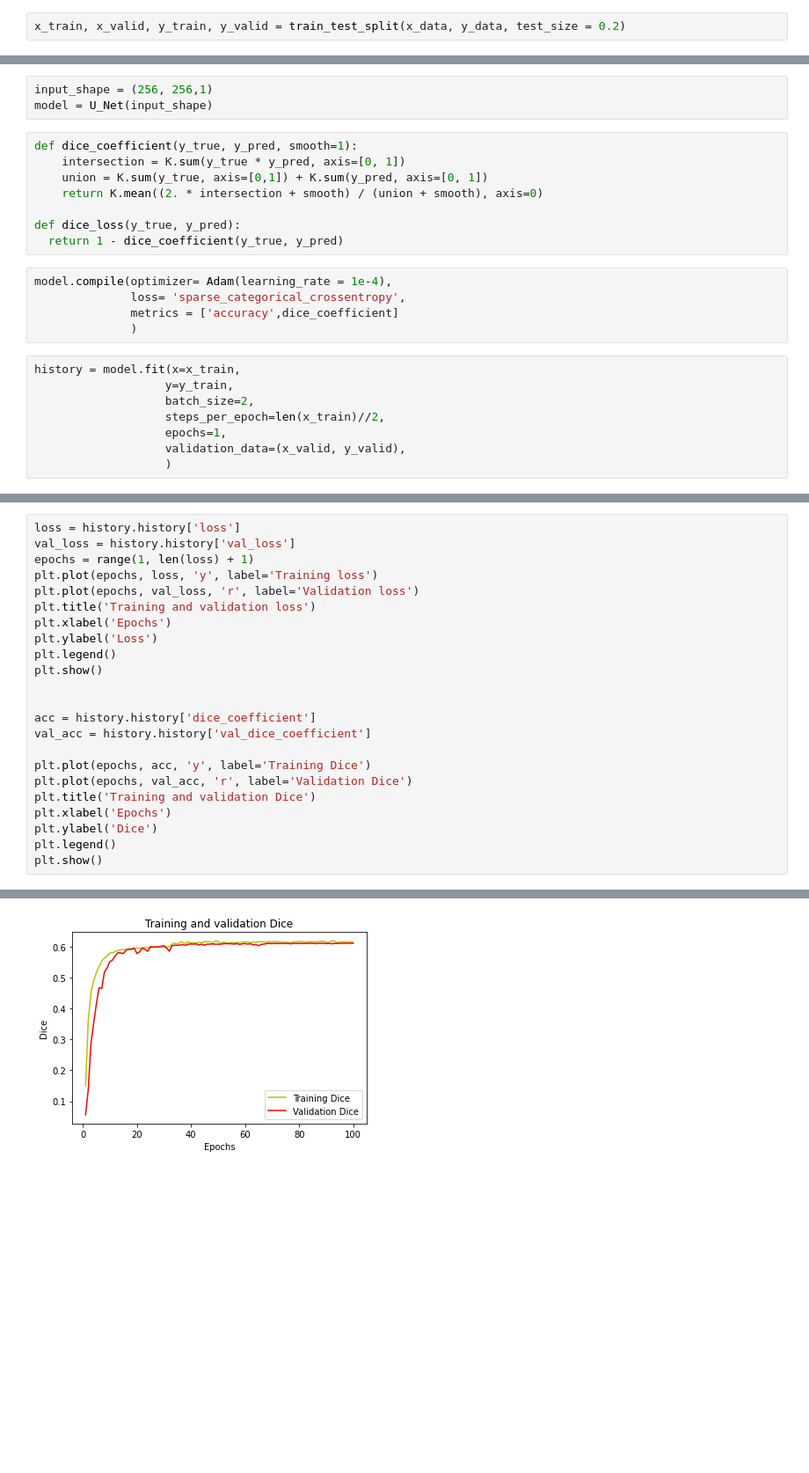
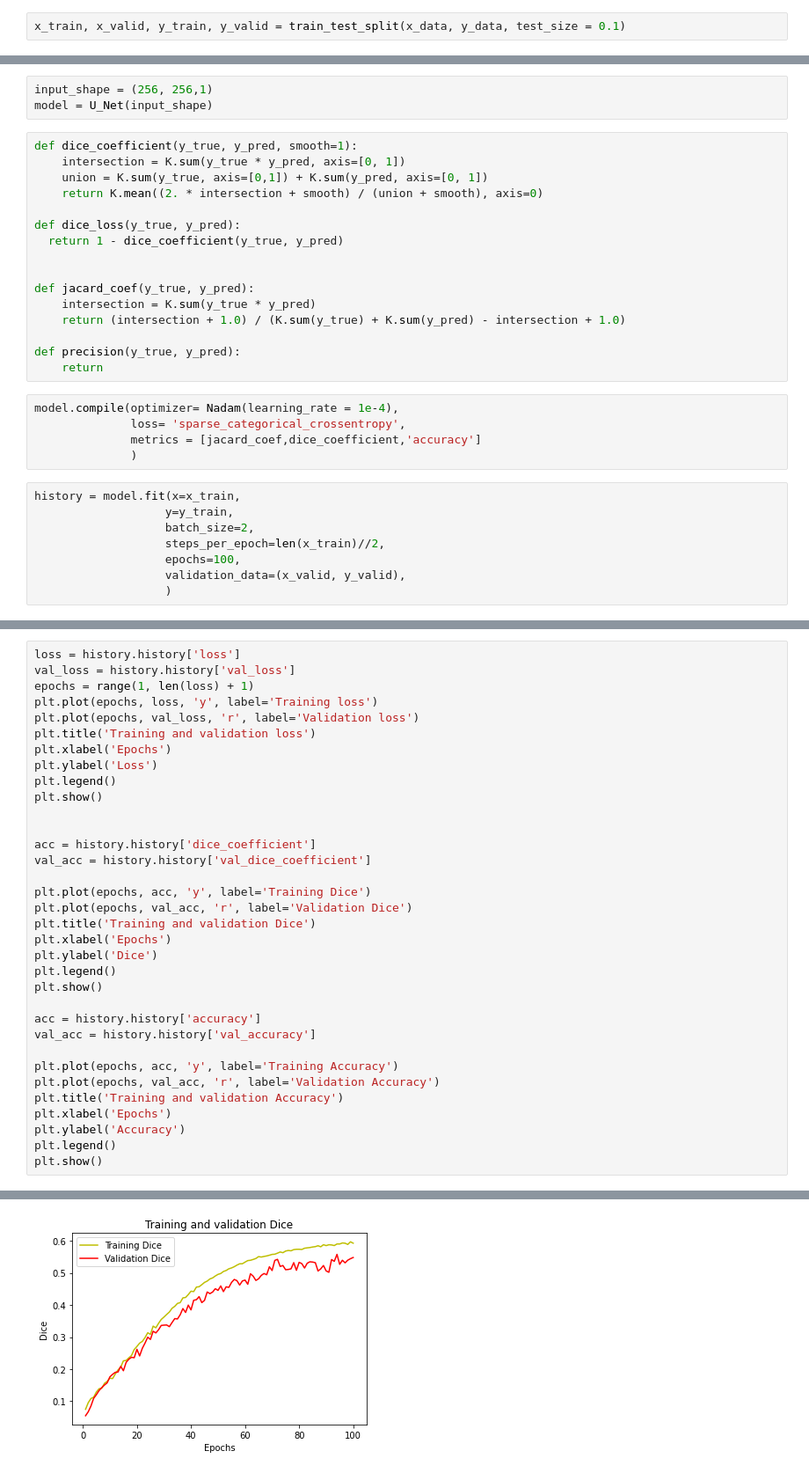
Before and after one commit to sohamtalukdar/Automated-renal-compartment-segmentation-of-the-kidneys, a Jupyter notebook: Unet.ipynb, the cells around one changed output, grey strips where cells are left out. Shown at 88% size. Saved outputs shown, nothing was run; the diff lists cells and outputs as text; blank space fills up the shorter version.

```diff
--- a/Unet.ipynb
+++ b/Unet.ipynb
@@ -177,7 +171,7 @@ plt.show()
 (256, 256, 1) (256, 256, 1)
 '\nfig, ax = plt.subplots(2)\nax[0].imshow(x_images[46])\nax[1].imshow(y_images[46])\nplt.show()\n'
 # %%
-x_train, x_valid, y_train, y_valid = train_test_split(x_data, y_data, test_size = 0.2)
+x_train, x_valid, y_train, y_valid = train_test_split(x_data, y_data, test_size = 0.1)
 # %%
 ### UNET
 
@@ -245,17 +239,25 @@ def dice_coefficient(y_true, y_pred, smooth=1):
 
 def dice_loss(y_true, y_pred):
   return 1 - dice_coefficient(y_true, y_pred)
+
+
+def jacard_coef(y_true, y_pred):
+    intersection = K.sum(y_true * y_pred)
+    return (intersection + 1.0) / (K.sum(y_true) + K.sum(y_pred) - intersection + 1.0)
+
+def precision(y_true, y_pred):
+    return
 # %%
-model.compile(optimizer= Adam(learning_rate = 1e-4),
+model.compile(optimizer= Nadam(learning_rate = 1e-4),
               loss= 'sparse_categorical_crossentropy',
-              metrics = ['accuracy',dice_coefficient]
+              metrics = [jacard_coef,dice_coefficient,'accuracy']
               )
 # %%
 history = model.fit(x=x_train,
                    y=y_train,
                    batch_size=2,
                    steps_per_epoch=len(x_train)//2,
-                   epochs=1,
+                   epochs=100,
                    validation_data=(x_valid, y_valid),
                    )
 # %% [output]
@@ -338,4 +356,15 @@ plt.xlabel('Epochs')
 plt.ylabel('Dice')
 plt.legend()
 plt.show()
+
+acc = history.history['accuracy']
+val_acc = history.history['val_accuracy']
+
+plt.plot(epochs, acc, 'y', label='Training Accuracy')
+plt.plot(epochs, val_acc, 'r', label='Validation Accuracy')
+plt.title('Training and validation Accuracy')
+plt.xlabel('Epochs')
+plt.ylabel('Accuracy')
+plt.legend()
+plt.show()
 # %% [output]
@@ -343 +372 @@ plt.show()
-[figure, old version]
+[figure, new version]
```
Also changed, not shown: parts of 12 cells of this notebook.
